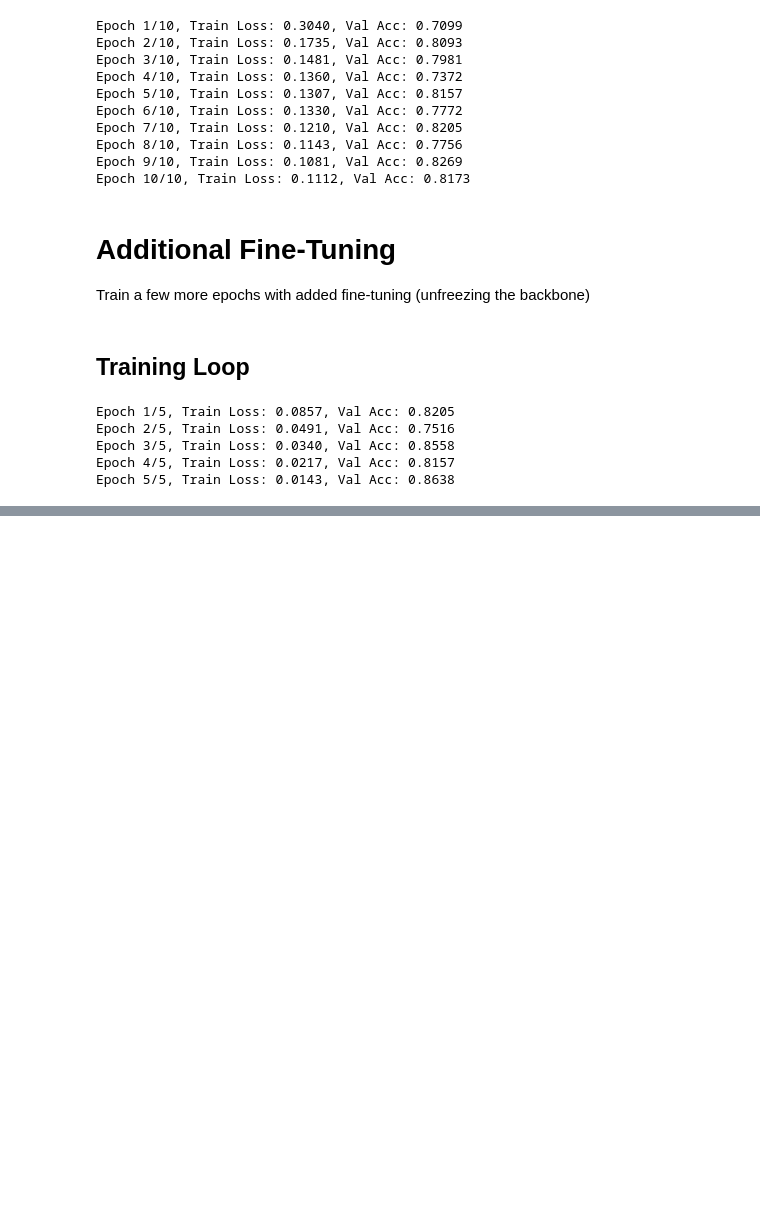
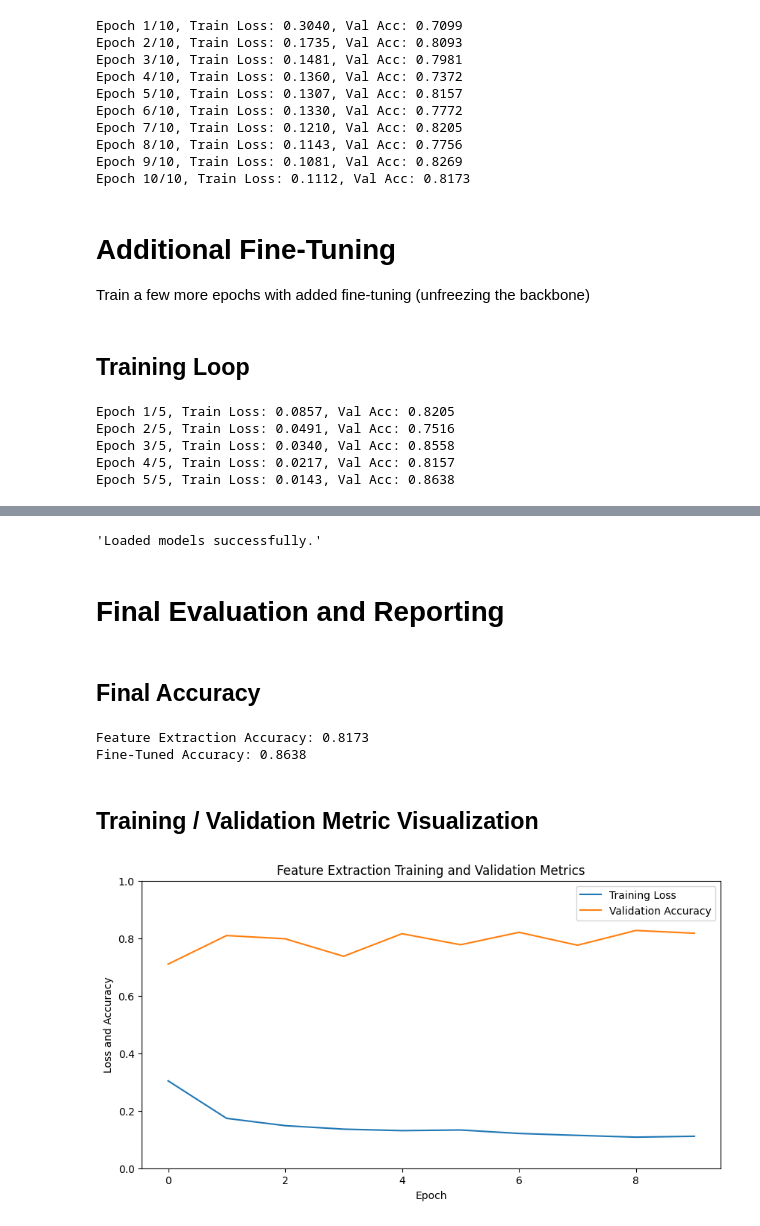
Before and after one commit to jonathanchen301/ml-engineering-mini-projects, a Jupyter notebook: pytorch/08_transfer_learning/08_transfer_learning.ipynb, the cells around one changed output, grey strips where cells are left out. Saved outputs shown, nothing was run; the diff lists cells and outputs as text; code cells hidden in the pictures; blank space fills up the shorter version.

```diff
--- a/pytorch/08_transfer_learning/08_transfer_learning.ipynb
+++ b/pytorch/08_transfer_learning/08_transfer_learning.ipynb
@@ -286,0 +291,23 @@ Epoch 5/5, Train Loss: 0.0143, Val Acc: 0.8638
+# %%
+feature_extraction_model = models.resnet18(weights=None)
+feature_extraction_model.fc = nn.Linear(in_features=512, out_features=2)
+fine_tuned_model = models.resnet18(weights=None)
+fine_tuned_model.fc = nn.Linear(in_features=512, out_features=2)
+
+# This is the final model from the feature extraction training (After the last epoch).
+feature_extraction_checkpoint = torch.load("final_model_feature_extraction.pth", map_location=device)
+
+# This is the best model from the additional fine-tuning training.
+fine_tuned_checkpoint = torch.load("best_model_additional_finetuning.pth", map_location=device)
+
+feature_extraction_model.load_state_dict(feature_extraction_checkpoint["model"])
+fine_tuned_model.load_state_dict(fine_tuned_checkpoint["model"])
+
+feature_extraction_model.to(device)
+fine_tuned_model.to(device)
+
+"Loaded models successfully."
+# %% [output]
+'Loaded models successfully.'
+# %% [markdown]
+# Final Evaluation and Reporting
@@ -286,0 +335,28 @@ Epoch 5/5, Train Loss: 0.0143, Val Acc: 0.8638
+# %% [markdown]
+## Final Accuracy
+# %%
+feature_extraction_acc = (feature_extraction_preds == true_labels).float().mean()
+fine_tuned_acc = (fine_tuned_preds == true_labels).float().mean()
+
+print(f"Feature Extraction Accuracy: {feature_extraction_acc:.4f}")
+print(f"Fine-Tuned Accuracy: {fine_tuned_acc:.4f}")
+# %% [output]
+Feature Extraction Accuracy: 0.8173
+Fine-Tuned Accuracy: 0.8638
+# %% [markdown]
+## Training / Validation Metric Visualization
+# %%
+feature_extraction_metrics = feature_extraction_checkpoint["metrics"]
+fine_tuned_metrics = fine_tuned_checkpoint["metrics"]
+
+plt.figure(figsize=(10,5))
+plt.plot(feature_extraction_metrics["train_loss"])
+plt.plot(feature_extraction_metrics["val_acc"])
+plt.ylim(0, 1)
+plt.xlabel("Epoch")
+plt.ylabel("Loss and Accuracy")
+plt.legend(["Training Loss", "Validation Accuracy"])
+plt.title("Feature Extraction Training and Validation Metrics")
+plt.show()
+# %% [output]
+[figure, added]
```
Also changed, not shown: parts of 6 cells of this notebook.
